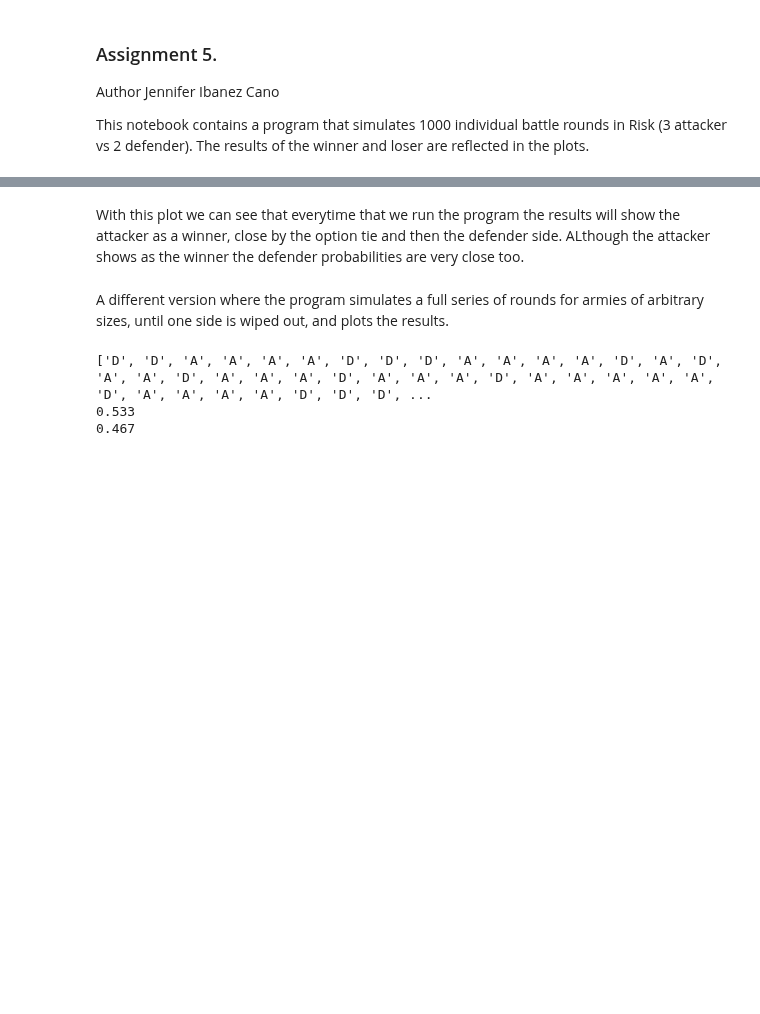
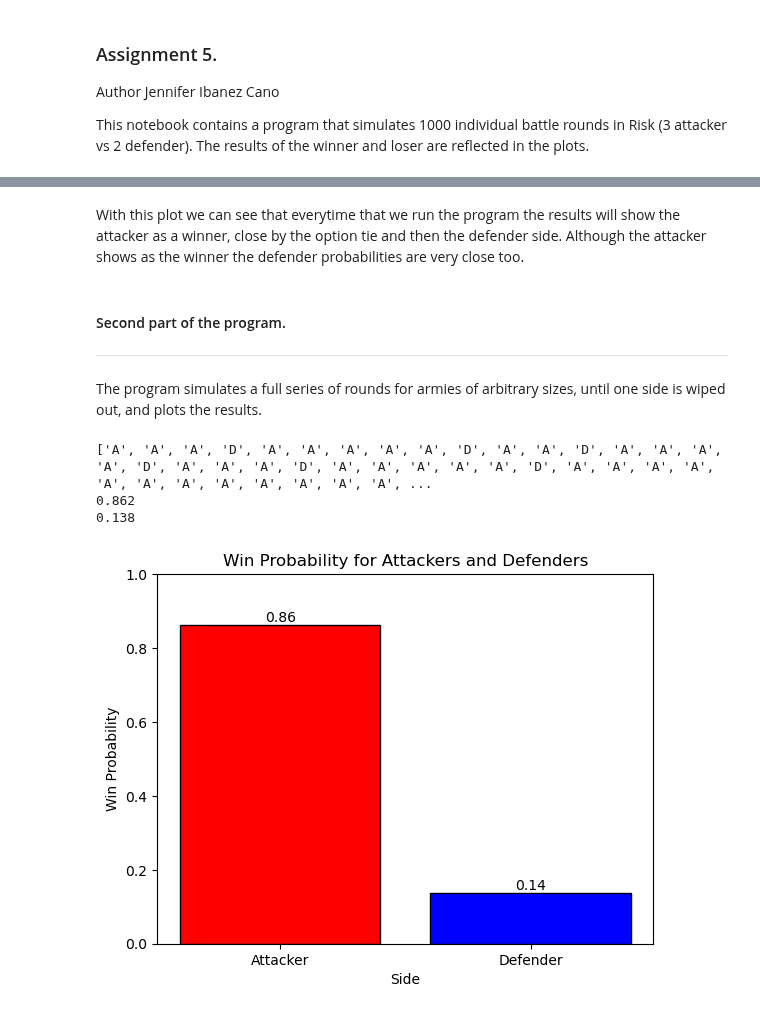
Before and after one commit to Jennyicano/PFDA, a Jupyter notebook: assignments/assignment_5_risk.ipynb, the cells around one changed output, grey strips where cells are left out. Cells and saved outputs as stored; diff of their text form; code cells hidden in the pictures; blank space fills up the shorter version.

```diff
--- a/assignments/assignment_5_risk.ipynb
+++ b/assignments/assignment_5_risk.ipynb
@@ -143,7 +154,11 @@ plt.show()
 # %% [markdown]
-With this plot we can see that everytime that we run the program the results will show the attacker as a winner, close by the option tie and then the defender side. ALthough the attacker shows as the winner the defender probabilities are very close too.
+With this plot we can see that everytime that we run the program the results will show the attacker as a winner, close by the option tie and then the defender side. Although the attacker shows as the winner the defender probabilities are very close too.
 # %% [markdown]
-A different version where the program simulates a full series of rounds for armies of arbitrary sizes, until one side is wiped out, and plots the results.
+#### Second part of the program.
+
+*********
+
+The program simulates a full series of rounds for armies of arbitrary sizes, until one side is wiped out, and plots the results.
 # %%
 # six troops each, and attacker can use up to 3 troops in a battle round and defender up to 2 troops
 
@@ -160,7 +175,7 @@ def simulate_battle_rounds_second(num_rounds):
     wins = []
     for _ in range(num_rounds):
         #We start each round with 6 troops each
-        attacker_troops = 6
+        attacker_troops = 10
         defender_troops = 6
 
         existingTroops = True #We will use this variable to check if any player has no troops left and continue the game (while loop)
@@ -205,6 +220,21 @@ print(wins)
 print(attacker_win_prob2)
 print(defender_win_prob2)
 # %% [output]
-['D', 'D', 'A', 'A', 'A', 'A', 'D', 'D', 'D', 'A', 'A', 'A', 'A', 'D', 'A', 'D', 'A', 'A', 'D', 'A', 'A', 'A', 'D', 'A', 'A', 'A', 'D', 'A', 'A', 'A', 'A', 'A', 'D', 'A', 'A', 'A', 'A', 'D', 'D', 'D', ...
-0.533
-0.467
+['A', 'A', 'A', 'D', 'A', 'A', 'A', 'A', 'A', 'D', 'A', 'A', 'D', 'A', 'A', 'A', 'A', 'D', 'A', 'A', 'A', 'D', 'A', 'A', 'A', 'A', 'A', 'D', 'A', 'A', 'A', 'A', 'A', 'A', 'A', 'A', 'A', 'A', 'A', 'A', ...
+0.862
+0.138
+# %%
+# Plot the win probabilities of each side until one is wiped out.
+labels = ['Attacker', 'Defender']
+probabilities = [attacker_win_prob2, defender_win_prob2]
+
+plt.bar(labels, probabilities, color =["red", "blue"], edgecolor = "black")
+plt.xlabel('Side')
+plt.ylabel('Win Probability')
+plt.title('Win Probability for Attackers and Defenders')
+plt.ylim(0, 1)
+plt.text(0, attacker_win_prob2, f"{attacker_win_prob2:.2f}", ha='center', va='bottom')
+plt.text(1, defender_win_prob2, f"{defender_win_prob2:.2f}", ha='center', va='bottom')
+plt.show()
+# %% [output]
+[figure, added]
```
Also changed, not shown: parts of 11 cells of this notebook, 4 other files.
